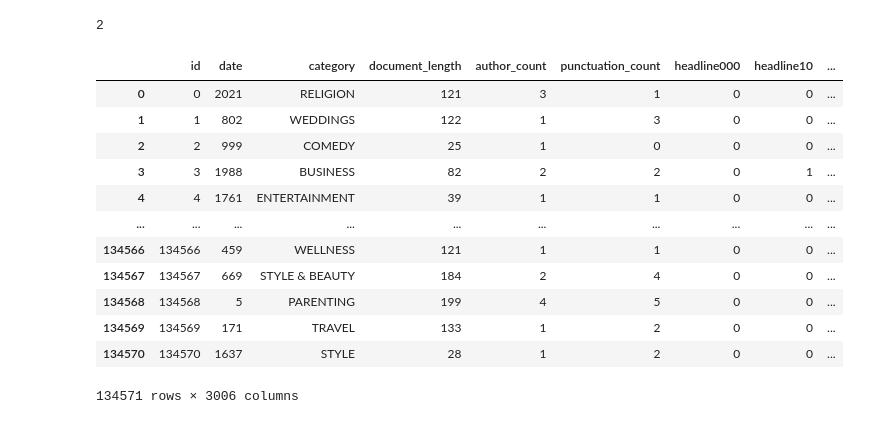
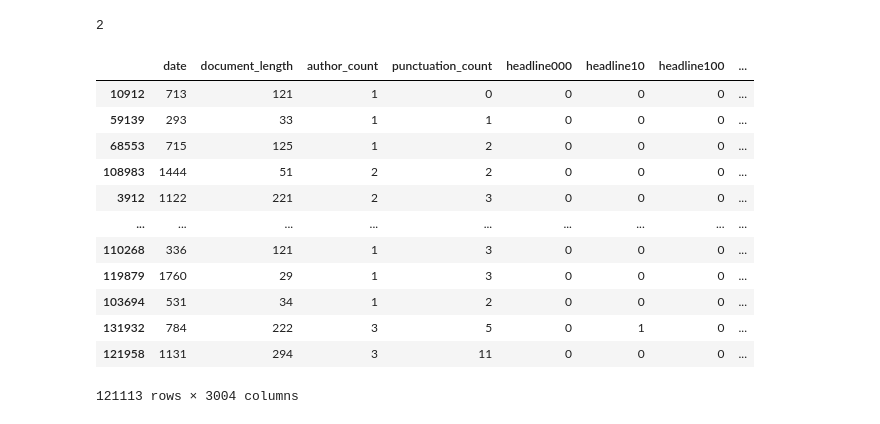
Before and after one commit to fernandasecinaro/machine-learning, a Jupyter notebook: obligatorio.ipynb, the cells around one changed output. Drawn from its saved outputs; the diff is of its cells as text; code cells hidden in the pictures.

Commit message:
Split after vectorization

```diff
--- a/obligatorio.ipynb
+++ b/obligatorio.ipynb
@@ -391,13 +391,14 @@ def do_attribute_engineering_with_split(df):
 	df[['headline', 'authors', 'short_description', 'date', 'category']] = df[['headline', 'authors', 'short_description', 'date', 'category']].astype('string')
 	df.drop(['id'], axis=1, inplace=True)
 	df = add_extra_features(df)
+	df = perform_vectorization(df)
 
 	X_train, X_dev, Y_train, Y_dev = train_test_split(
     df.drop(['category'], axis=1),
     df['category'],
     test_size=(0.1), random_state=42)
 
-	return perform_vectorization(X_train), perform_vectorization(X_dev), one_hot_encode(Y_train, train_categoryOHE), one_hot_encode(Y_dev, dev_categoryOHE)
+	return X_train, X_dev, one_hot_encode(Y_train, train_categoryOHE), one_hot_encode(Y_dev, dev_categoryOHE)
 # %%
 def do_attribute_engineering_without_split(df):
 	df.drop(['id'], axis=1, inplace=True)
@@ -410,20 +411,19 @@ def do_attribute_engineering_without_split(df):
 	return perform_vectorization(df)
 # %%
 df_train = pd.read_csv("./new_classification_train.csv", sep = ",")
-# X_train_nn_2, X_dev_nn_2, Y_train_nn_2, Y_dev_nn_2 = do_attribute_engineering_with_split(df_train)
 
-do_attribute_engineering_without_split(df_train)
+X_train_nn_2, X_dev_nn_2, Y_train_nn_2, Y_dev_nn_2 = do_attribute_engineering_with_split(df_train)
 # %% [output]
-|  | id | date | category | document_length | author_count | punctuation_count | headline000 | headline10 | ... |
-| 0 | 0 | 2021 | RELIGION | 121 | 3 | 1 | 0 | 0 | ... |
-| 1 | 1 | 802 | WEDDINGS | 122 | 1 | 3 | 0 | 0 | ... |
-| 2 | 2 | 999 | COMEDY | 25 | 1 | 0 | 0 | 0 | ... |
-| 3 | 3 | 1988 | BUSINESS | 82 | 2 | 2 | 0 | 1 | ... |
-| 4 | 4 | 1761 | ENTERTAINMENT | 39 | 1 | 1 | 0 | 0 | ... |
-| ... | ... | ... | ... | ... | ... | ... | ... | ... | ... |
-| 134566 | 134566 | 459 | WELLNESS | 121 | 1 | 1 | 0 | 0 | ... |
-| 134567 | 134567 | 669 | STYLE & BEAUTY | 184 | 2 | 4 | 0 | 0 | ... |
-| 134568 | 134568 | 5 | PARENTING | 199 | 4 | 5 | 0 | 0 | ... |
-| 134569 | 134569 | 171 | TRAVEL | 133 | 1 | 2 | 0 | 0 | ... |
-| 134570 | 134570 | 1637 | STYLE | 28 | 1 | 2 | 0 | 0 | ... |
+|  | date | document_length | author_count | punctuation_count | headline000 | headline10 | headline100 | ... |
+| 10912 | 713 | 121 | 1 | 0 | 0 | 0 | 0 | ... |
+| 59139 | 293 | 33 | 1 | 1 | 0 | 0 | 0 | ... |
+| 68553 | 715 | 125 | 1 | 2 | 0 | 0 | 0 | ... |
+| 108983 | 1444 | 51 | 2 | 2 | 0 | 0 | 0 | ... |
+| 3912 | 1122 | 221 | 2 | 3 | 0 | 0 | 0 | ... |
+| ... | ... | ... | ... | ... | ... | ... | ... | ... |
+| 110268 | 336 | 121 | 1 | 3 | 0 | 0 | 0 | ... |
+| 119879 | 1760 | 29 | 1 | 3 | 0 | 0 | 0 | ... |
+| 103694 | 531 | 34 | 1 | 2 | 0 | 0 | 0 | ... |
+| 131932 | 784 | 222 | 3 | 5 | 0 | 1 | 0 | ... |
+| 121958 | 1131 | 294 | 3 | 11 | 0 | 0 | 0 | ... |
-134571 rows × 3006 columns
+121113 rows × 3004 columns
```
Also changed, not shown: parts of 5 cells of this notebook.
